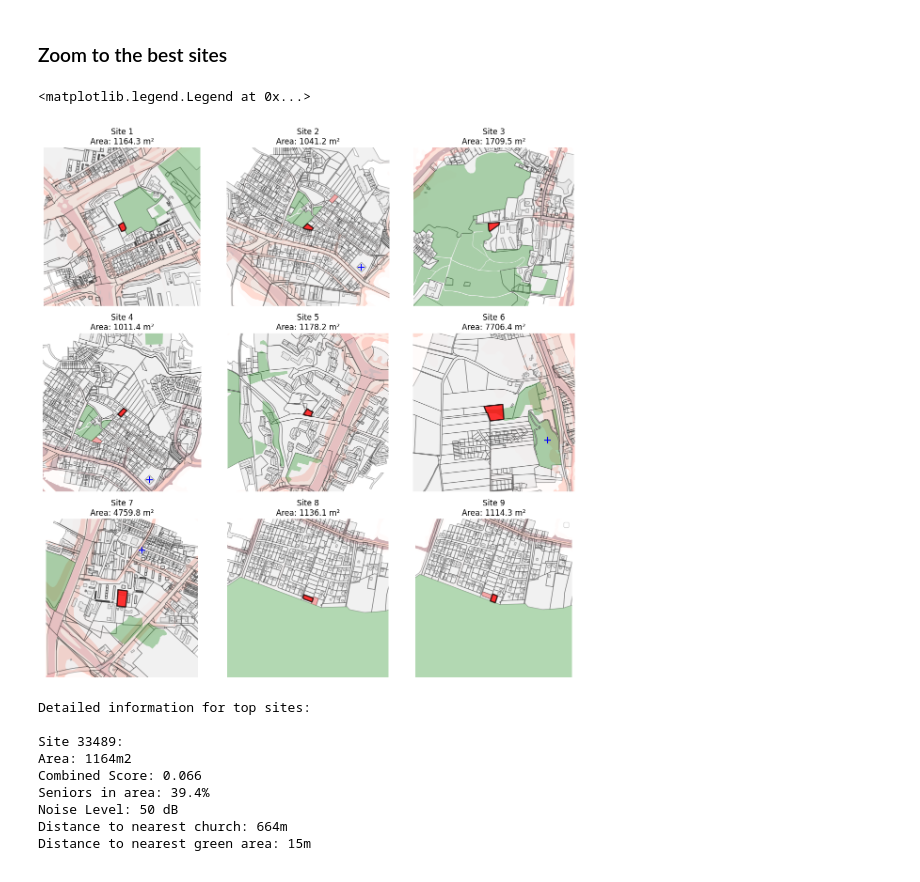
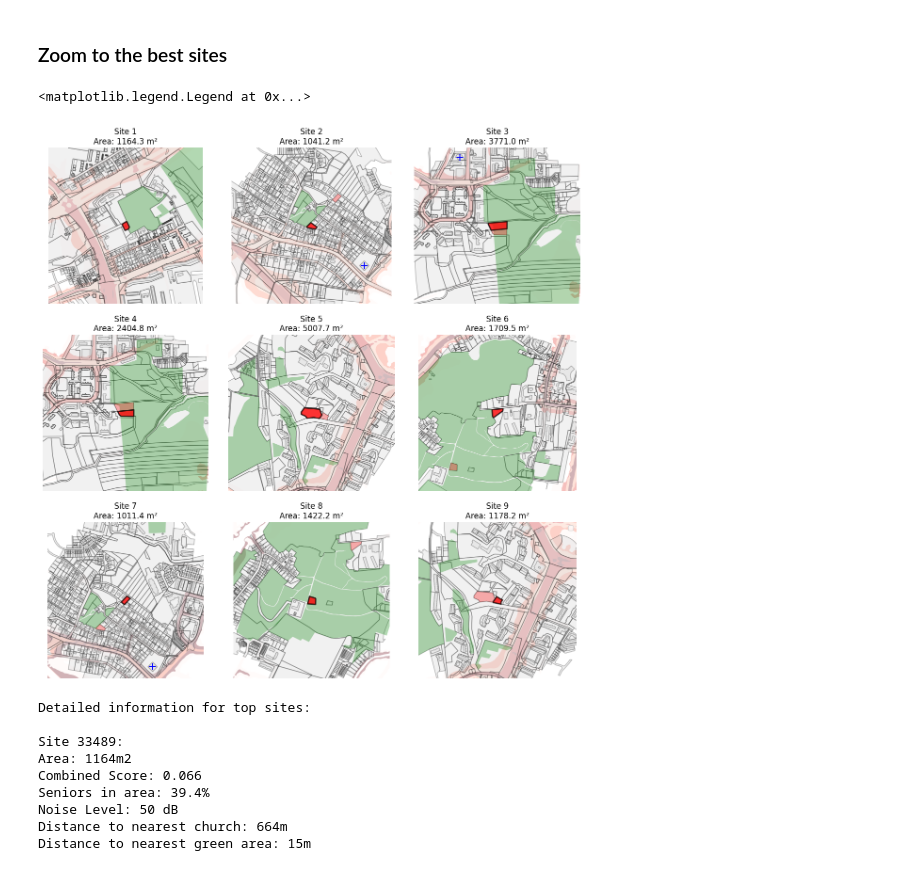
Before and after one commit to archiboi69/archestra, a Jupyter notebook: site_selection.ipynb, the cells around one changed output. Cells and saved outputs as stored; diff of their text form; code cells hidden in the pictures.

```diff
--- a/site_selection.ipynb
+++ b/site_selection.ipynb
@@ -93,20 +93,11 @@ empty_plots_without_plan = shaped_plots_without_plan[
 
 print(f"Plots after residential buildings filtering: {len(empty_plots_without_plan)}")
 
-# Create buffered roads GeoDataFrame
-buffered_roads_gdf = gpd.GeoDataFrame(
-    geometry=roads.buffer(max_distance_to_road),
-    crs=roads.crs
-)
+road_plots = gpd.sjoin(plots, roads, how='inner', predicate='intersects', rsuffix='road')
 
-# Find plots that intersect with buffered roads and remove duplicates
-potential_sites = (gpd.sjoin(
-    empty_plots_without_plan,
-    buffered_roads_gdf,
-    how='inner'
-)
-.loc[lambda x: ~x.index.duplicated(keep='first')])  # Remove duplicates while preserving the GeoDataFrame
 
+potential_sites = gpd.sjoin(empty_plots_without_plan, road_plots, how='inner', predicate='touches')
+potential_sites = potential_sites.drop_duplicates(subset='gml_id')
 print(f"Plots after public road accessibility filtering: {len(potential_sites)}")
 
 # Save the potential sites to a file
@@ -255,44 +261,44 @@ axes = axes.flatten()
 
 for idx in range(len(best_sites)):
     ax = axes[idx]
-    site = best_sites.iloc[idx]
+    site_polygon = best_sites.geometry.iloc[idx]
 
     # Create buffer
-    buffer = site.geometry.buffer(buffer_distance+100)
+    buffer = site_polygon.buffer(buffer_distance+100)
 
     # Filter and plot background features
     noise_map_in_view = noise_map[noise_map.intersects(buffer)]
     plots_in_view = plots[plots.intersects(buffer)]
     buildings_in_view = buildings[buildings.intersects(buffer)]
     green_areas_in_view = green_areas[green_areas.intersects(buffer)]
     pow_in_view = churches[churches.intersects(buffer)]
     best_sites_in_view = best_sites[best_sites.intersects(buffer)]
 
     # Plot layers
     noise_map_in_view.plot(ax=ax, cmap='Reds', alpha=0.3)
     plots_in_view.plot(ax=ax, color='lightgrey', edgecolor='black', alpha=0.3)
     buildings_in_view.plot(ax=ax, color='lightgrey', edgecolor='black', alpha=0.3)
     green_areas_in_view.plot(ax=ax, color='green', alpha=0.3)
     if len(pow_in_view) > 0:
         pow_in_view.plot(ax=ax, color='blue', marker='+', markersize=100)
     best_sites_in_view.plot(ax=ax, facecolor='red', alpha=0.3)
 
     # Highlight the site
-    site_gdf = gpd.GeoDataFrame(geometry=[site.geometry], crs=2177)
+    site_gdf = gpd.GeoDataFrame(geometry=[site_polygon], crs=2177)
     site_gdf.plot(ax=ax, facecolor='red', edgecolor='black', alpha=0.7, linewidth=2)
 
     # Set bounds
     ax.set_xlim(buffer.bounds[0], buffer.bounds[2])
     ax.set_ylim(buffer.bounds[1], buffer.bounds[3])
 
-    ax.set_title(f'Site {idx+1}\nArea: {site.area:.1f} m²')
+    ax.set_title(f'Site {idx+1}\nArea: {site_polygon.area:.1f} m²')
     ax.set_axis_off()
 
 plt.tight_layout()
 plt.legend()
 # %% [output]
 <matplotlib.legend.Legend at 0x...>
-[figure, old version]
+[figure, new version]
 # %%
 # Print detailed information about each site
 print("\nDetailed information for top sites:")
```
Also changed, not shown: parts of 4 cells of this notebook, 1 other file.
